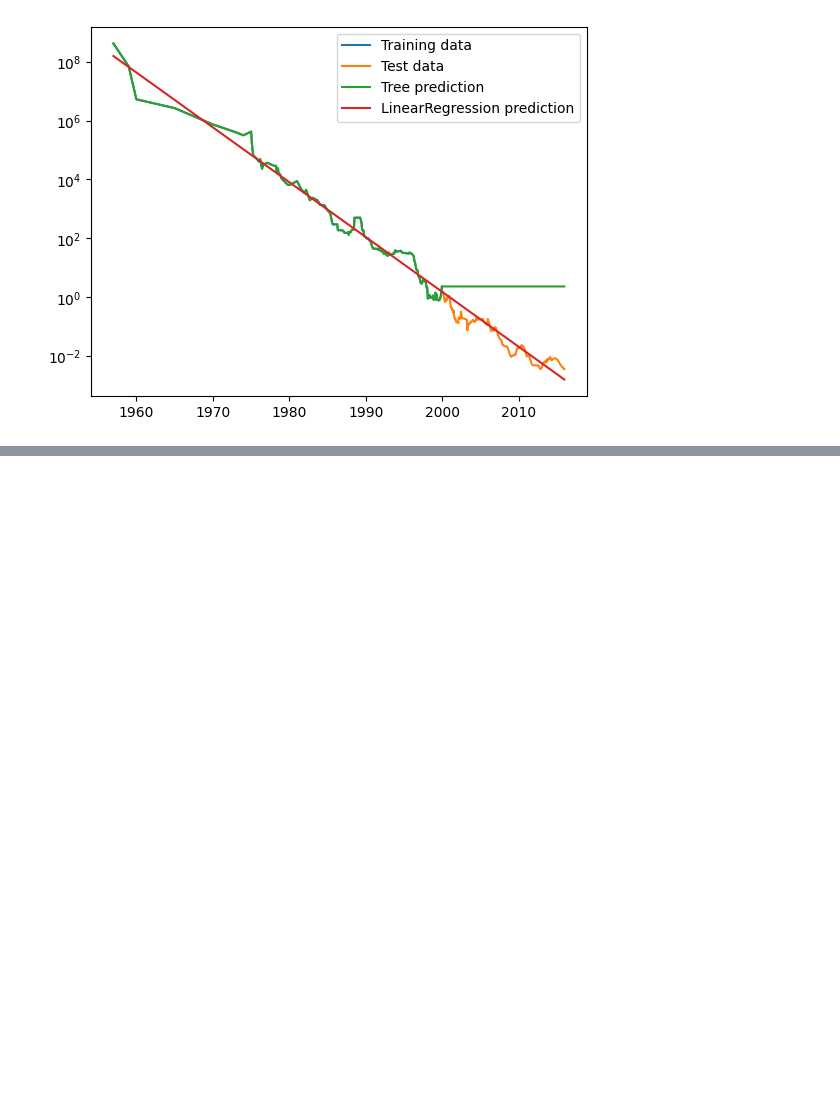
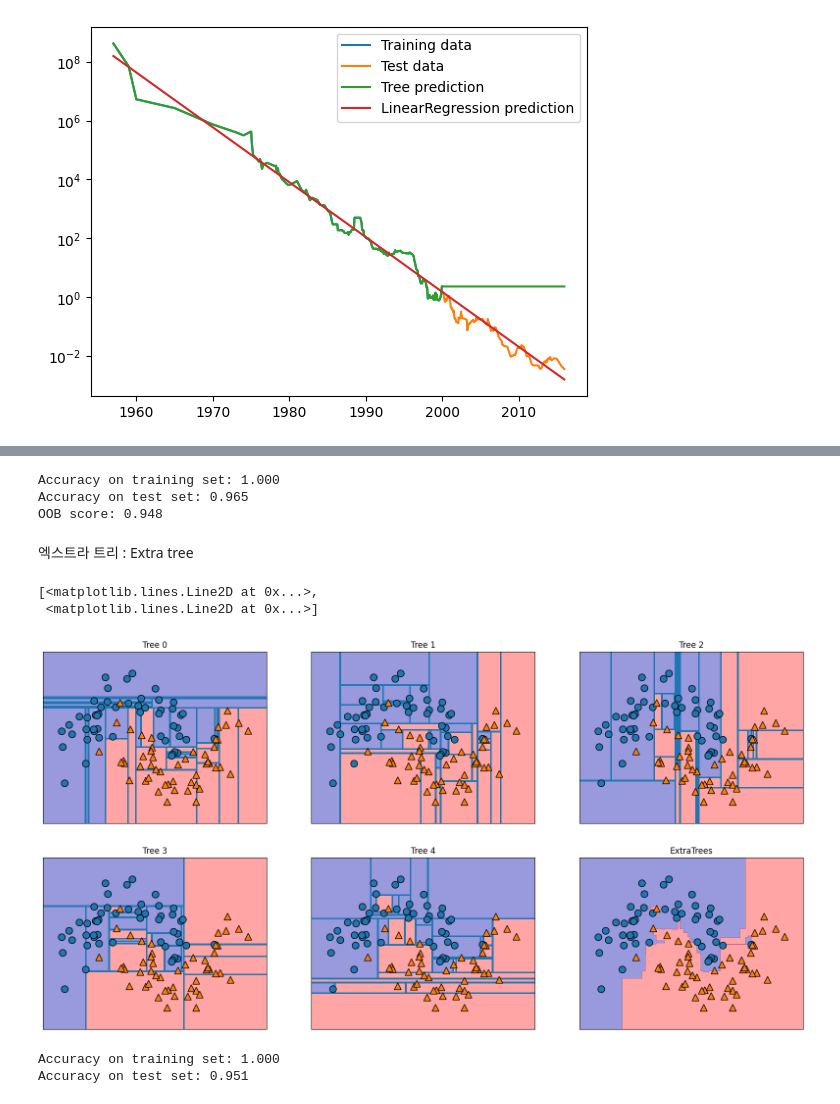
Before and after one commit to ChocoMintLover/Python_and_machine_learning, a Jupyter notebook: book_ml/chap2.ipynb, the cells around one changed output, grey strips where cells are left out. Drawn from its saved outputs; the diff is of its cells as text; code cells hidden in the pictures; blank space fills up the shorter version.

```diff
--- a/book_ml/chap2.ipynb
+++ b/book_ml/chap2.ipynb
@@ -542,0 +658,42 @@ plt.legend()
+# %%
+bagging = BaggingClassifier(DecisionTreeClassifier(), n_estimators=100, oob_score=True, n_jobs=-1, random_state=42)
+
+bagging.fit(Xc_train, yc_train)
+
+print("Accuracy on training set: {:.3f}".format(bagging.score(Xc_train, yc_train)))
+print("Accuracy on test set: {:.3f}".format(bagging.score(Xc_test, yc_test)))
+print("OOB score: {:.3f}".format(bagging.oob_score_))
+# %% [output]
+Accuracy on training set: 1.000
+Accuracy on test set: 0.965
+OOB score: 0.948
+# %% [markdown]
+엑스트라 트리 : Extra tree
+# %%
+from sklearn.ensemble import ExtraTreesClassifier
+
+xtree = ExtraTreesClassifier(n_estimators=5, n_jobs=-1, random_state=42)
+xtree.fit(Xm_train, ym_train)
+
+fig, axes = plt.subplots(2, 3, figsize=(20, 10))
+
+for i, (ax, tree) in enumerate(zip(axes.ravel(), xtree.estimators_)):
+    ax.set_title("Tree {}".format(i))
+    mglearn.plots.plot_tree_partition(Xm, ym, tree, ax=ax)
+
+mglearn.plots.plot_2d_separator(xtree, Xm, fill=True, ax=axes[-1, -1], alpha=.4)
+axes[-1, -1].set_title("ExtraTrees")
+mglearn.discrete_scatter(Xm[:, 0], Xm[:, 1], ym)
+# %% [output]
+[<matplotlib.lines.Line2D at 0x...>,
+ <matplotlib.lines.Line2D at 0x...>]
+[figure, added]
+# %%
+xtree = ExtraTreesClassifier(n_estimators=100, n_jobs=-1, random_state=42)
+xtree.fit(Xc_train, yc_train)
+
+print("Accuracy on training set: {:.3f}".format(xtree.score(Xc_train, yc_train)))
+print("Accuracy on test set: {:.3f}".format(xtree.score(Xc_test, yc_test)))
+# %% [output]
+Accuracy on training set: 1.000
+Accuracy on test set: 0.951
```
Also changed, not shown: parts of 53 cells of this notebook.
